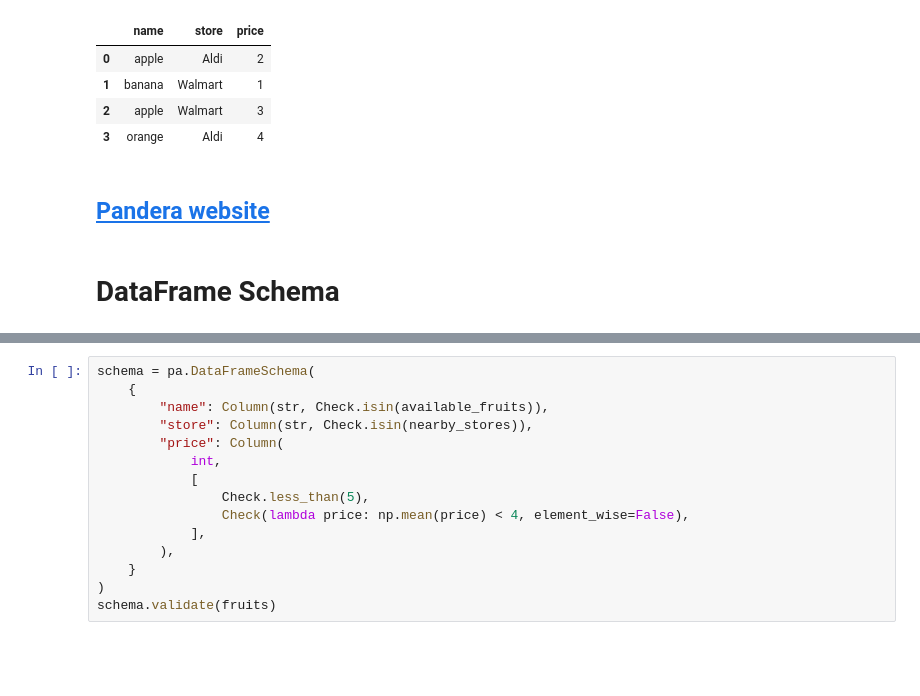
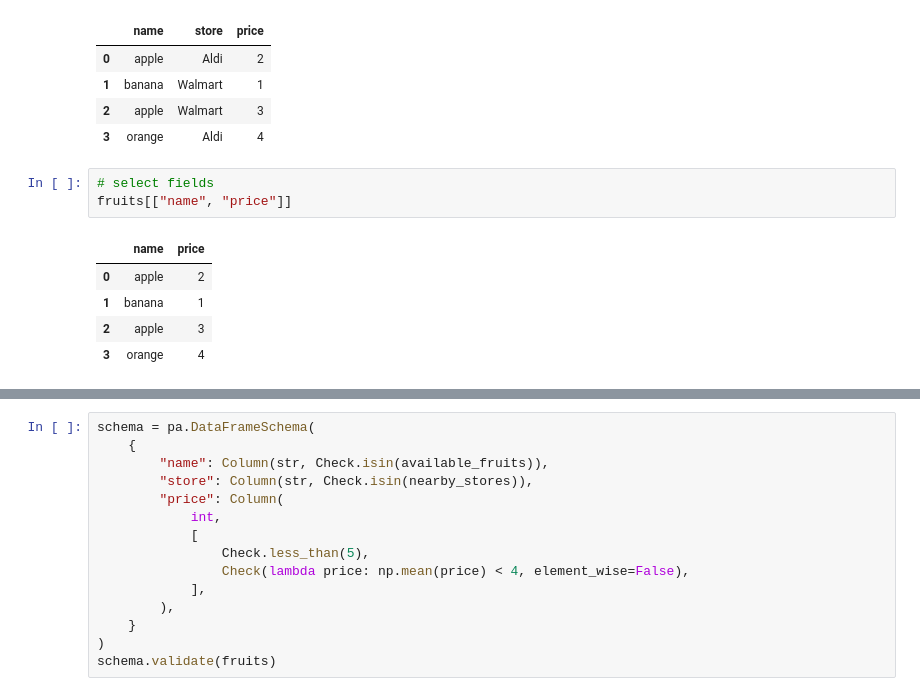
Before and after one commit to anatolyburtsev/PythonTricks, a Jupyter notebook: pandera/pandera.ipynb, the cells around one changed output, grey strips where cells are left out. Saved outputs shown, nothing was run; the diff lists cells and outputs as text; blank space fills up the shorter version.

```diff
--- a/pandera/pandera.ipynb
+++ b/pandera/pandera.ipynb
@@ -46,7 +46,12 @@ fruits
 | 1 | banana | Walmart | 1 |
 | 2 | apple | Walmart | 3 |
 | 3 | orange | Aldi | 4 |
-# %% [markdown]
-## [Pandera website](https://union.ai/pandera)
-# %% [markdown]
-# DataFrame Schema
+# %%
+# select fields
+fruits[["name", "price"]]
+# %% [output]
+|  | name | price |
+| 0 | apple | 2 |
+| 1 | banana | 1 |
+| 2 | apple | 3 |
+| 3 | orange | 4 |
```
Also changed, not shown: parts of 31 cells of this notebook.
